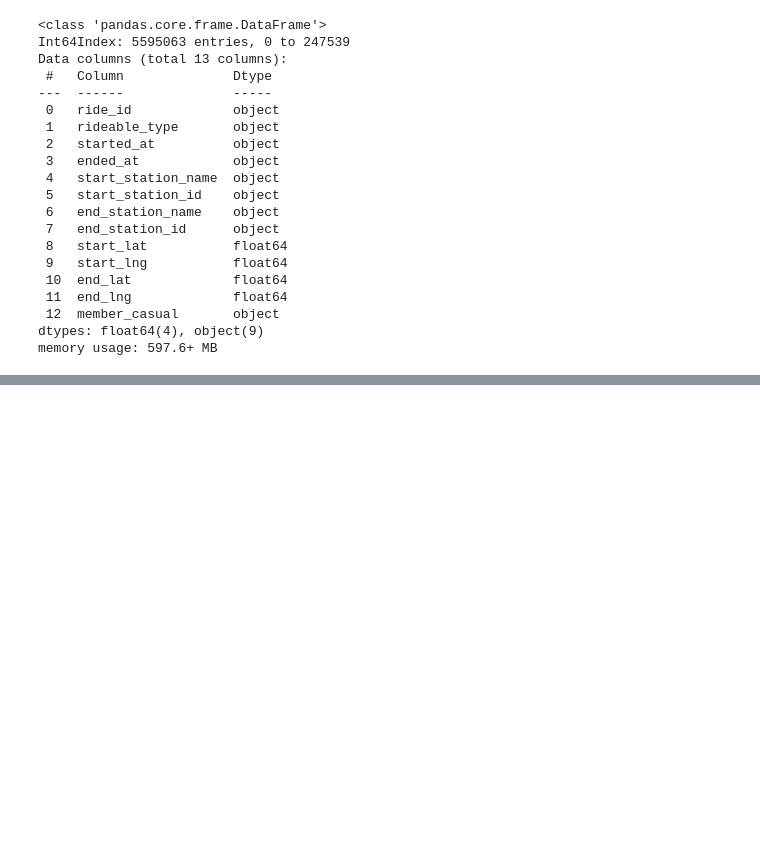
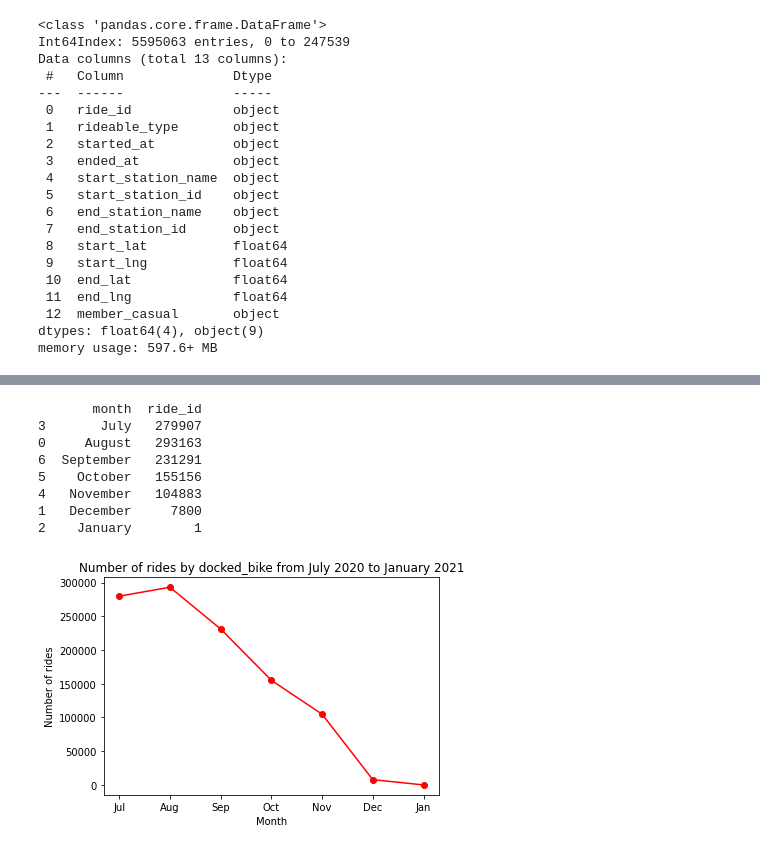
Before and after one commit to akaikim/Cyclistic-bike-share-analysis-case-study-with-Python, a Jupyter notebook: Google_data_trip.ipynb, the cells around one changed output, grey strips where cells are left out. Cells and saved outputs as stored; diff of their text form; code cells hidden in the pictures; blank space fills up the shorter version.

```diff
--- a/Google_data_trip.ipynb
+++ b/Google_data_trip.ipynb
@@ -358,0 +456,47 @@ for i in ride_type:
+# %%
+Year2020 = pd.concat([Jul_2020, Aug_2020, Sep_2020, Oct_2020, Nov_2020, Dec_2020, Jan])
+Year2020.drop(columns_drop, inplace= True, axis =1)
+Year2020['started_at'] = pd.to_datetime(Year2020['started_at'])
+Year2020['ended_at'] = pd.to_datetime(Year2020['ended_at'])
+
+Year2020['month'] = Year2020['started_at'].dt.month_name()
+
+
+Year2020['day_of_week'] = Year2020['started_at'].dt.day_name()
+
+
+Year2020['hour'] = Year2020['started_at'].dt.hour
+
+Year2020.where(Year2020['started_at'] < Year2020['ended_at'], inplace= True)
+
+
+Year2020['ride_length (mins)'] = Year2020['ended_at'] - Year2020['started_at']
+Year2020['ride_length (mins)'] = Year2020['ride_length (mins)'].astype('timedelta64[s]')
+Year2020['ride_length (mins)'] = Year2020['ride_length (mins)']/60
+# %%
+docked_bike_2 = Year2020.loc[(Year2020['rideable_type'] == 'docked_bike') & (Year2020['member_casual'] == 'member')]
+docked_bike_month_2 = docked_bike_2.groupby(['month'], as_index = False)[['ride_id']].count()
+#Sort value by month
+sorter = ['July','August', 'September', 'October', 'November', 'December', 'January']
+docked_bike_month_2.month = docked_bike_month_2.month.astype("category")
+docked_bike_month_2.month.cat.set_categories(sorter, inplace=True)
+docked_bike_month_2 = docked_bike_month_2.sort_values(["month"])
+print(docked_bike_month_2)
+#Visualize
+x = ['Jul', 'Aug', 'Sep', 'Oct', 'Nov', 'Dec', 'Jan']
+y = docked_bike_month_2['ride_id'].tolist()
+plt.plot(x, y, color='red', marker='o')
+plt.title('Number of rides by docked_bike from July 2020 to January 2021')
+plt.xlabel('Month')
+plt.ylabel('Number of rides')
+plt.show()
+# %% [output]
+       month  ride_id
+3       July   279907
+0     August   293163
+6  September   231291
+5    October   155156
+4   November   104883
+1   December     7800
+2    January        1
+[figure, added]
```
Also changed, not shown: parts of 58 cells of this notebook.
